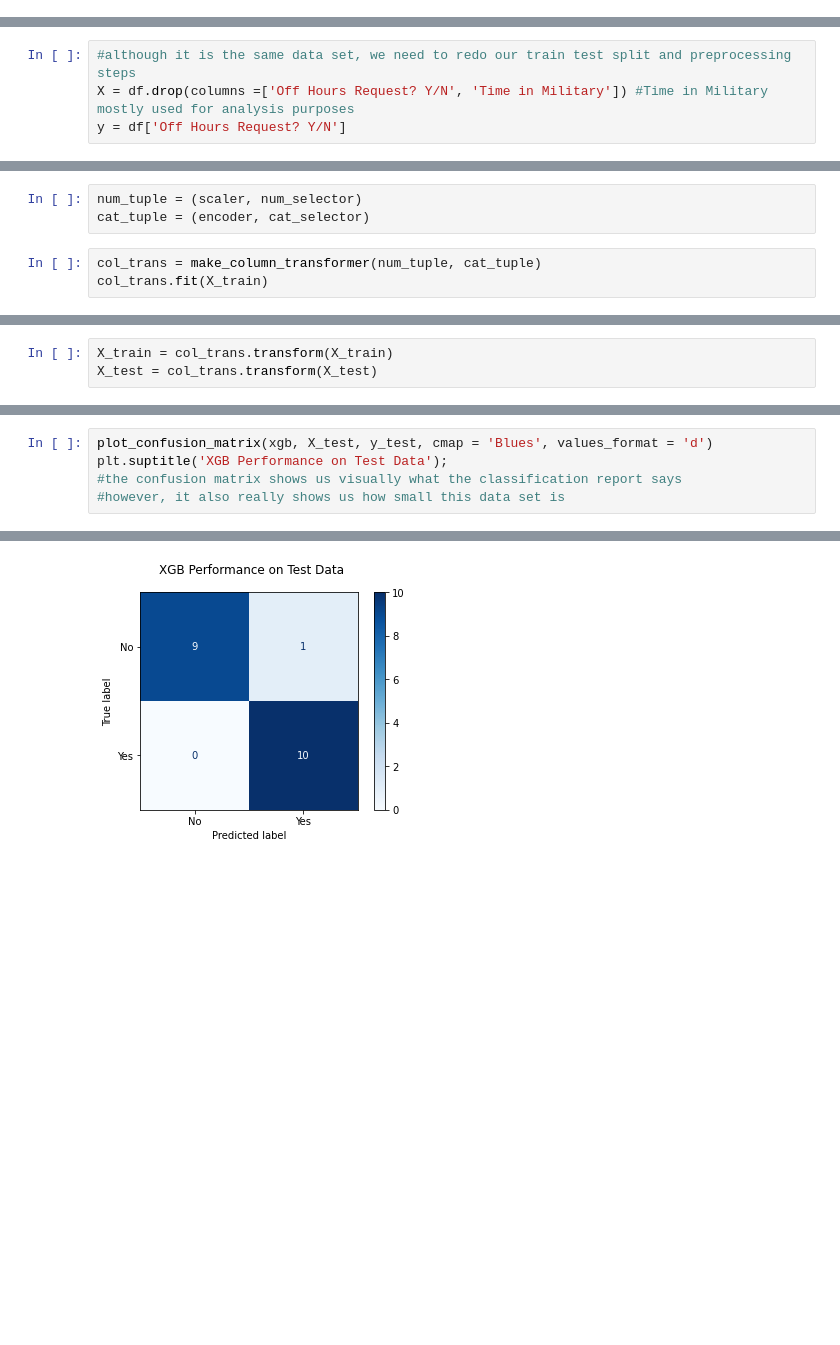
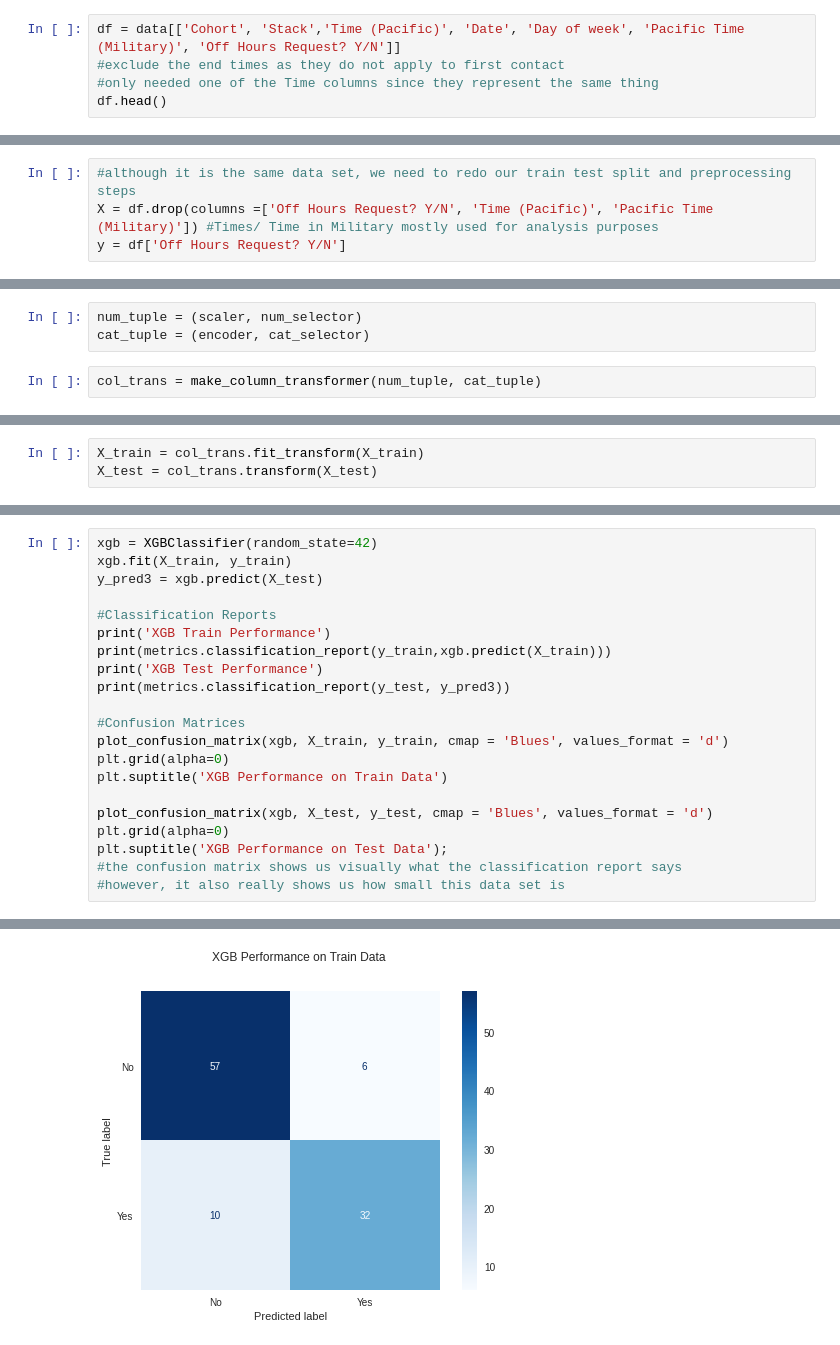
Before and after one commit to sachsac/teaching_data, a Jupyter notebook: TA_Hours_Model.ipynb, the cells around one changed output, grey strips where cells are left out. Drawn from its saved outputs; the diff is of its cells as text; blank space fills up the shorter version.

```diff
--- a/TA_Hours_Model.ipynb
+++ b/TA_Hours_Model.ipynb
@@ -26,0 +52,5 @@ df.head()
+# %%
+df = data[['Cohort', 'Stack','Time (Pacific)', 'Date', 'Day of week', 'Pacific Time (Military)', 'Off Hours Request? Y/N']]
+#exclude the end times as they do not apply to first contact
+#only needed one of the Time columns since they represent the same thing
+df.head()
@@ -54,6 +104,6 @@ from xgboost import XGBClassifier
 # %%
 #although it is the same data set, we need to redo our train test split and preprocessing steps
-X = df.drop(columns =['Off Hours Request? Y/N', 'Time in Military']) #Time in Military mostly used for analysis purposes
+X = df.drop(columns =['Off Hours Request? Y/N', 'Time (Pacific)', 'Pacific Time (Military)']) #Times/ Time in Military mostly used for analysis purposes
 y = df['Off Hours Request? Y/N']
 # %%
 X_train, X_test, y_train, y_test = train_test_split(X, y, random_state = 42, stratify = y)
@@ -76,4 +126,3 @@ num_tuple = (scaler, num_selector)
 cat_tuple = (encoder, cat_selector)
 # %%
 col_trans = make_column_transformer(num_tuple, cat_tuple)
-col_trans.fit(X_train)
@@ -87,5 +129,5 @@ ColumnTransformer(transformers=[('standardscaler', StandardScaler(),
 # %%
-X_train = col_trans.transform(X_train)
+X_train = col_trans.fit_transform(X_train)
 X_test = col_trans.transform(X_test)
 # %%
 print('Baseline Training Accuracy:')
@@ -169,5 +187,21 @@ plt.suptitle('XGB Performance on Train Data');
 # %%
+xgb = XGBClassifier(random_state=42)
+xgb.fit(X_train, y_train)
+y_pred3 = xgb.predict(X_test)
+
+#Classification Reports
+print('XGB Train Performance')
+print(metrics.classification_report(y_train,xgb.predict(X_train)))
+print('XGB Test Performance')
+print(metrics.classification_report(y_test, y_pred3))
+
+#Confusion Matrices
+plot_confusion_matrix(xgb, X_train, y_train, cmap = 'Blues', values_format = 'd')
+plt.grid(alpha=0)
+plt.suptitle('XGB Performance on Train Data')
+
 plot_confusion_matrix(xgb, X_test, y_test, cmap = 'Blues', values_format = 'd')
+plt.grid(alpha=0)
 plt.suptitle('XGB Performance on Test Data');
 #the confusion matrix shows us visually what the classification report says
 #however, it also really shows us how small this data set is
@@ -175 +228 @@ plt.suptitle('XGB Performance on Test Data');
-[figure, old version]
+[figure, new version]
```
Also changed, not shown: parts of 38 cells of this notebook.
